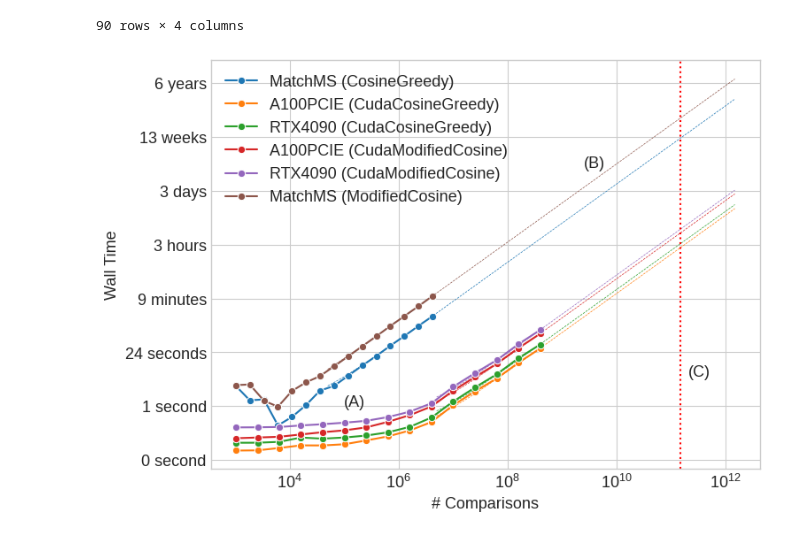
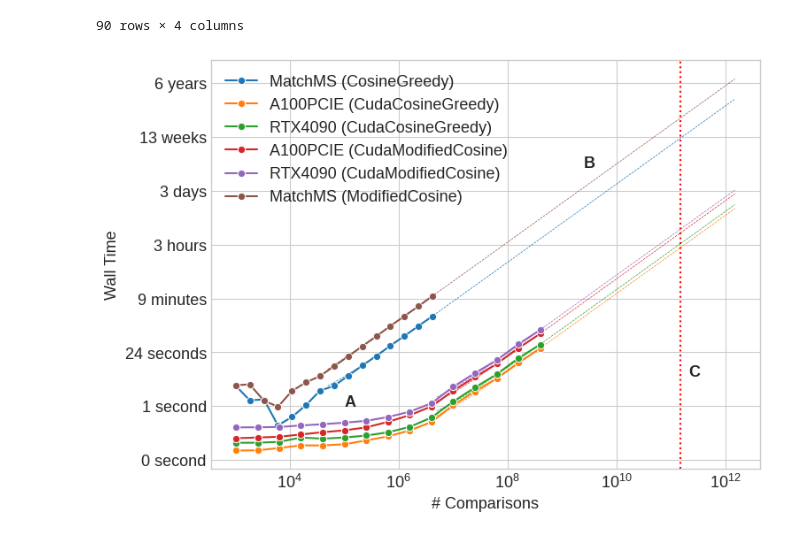
Before and after one commit to PangeAI/SimMS, a Jupyter notebook: notebooks/figures/make_figures.ipynb, the cells around one changed output. Cells and saved outputs as stored; diff of their text form; code cells hidden in the pictures.

```diff
--- a/notebooks/figures/make_figures.ipynb
+++ b/notebooks/figures/make_figures.ipynb
@@ -203,8 +203,9 @@ scores_cu_modified = CudaModifiedCosine(
 # %% [markdown]
 ### Direct comparison
 # %%
+# Takes a good minute or two
 fig, axs = plt.subplots(2, 2, figsize=(9, 9))
-labels = ["(A)", "(B)", "(C)", "(D)"]
+labels = ["A", "B", "C", "D"]
 plots_data = [
     (
         scores,
@@ -224,7 +225,6 @@ plots_data = [
     ),
 ]
 
-# Takes 30s or so...
 for i, (
     score,
     score_cu,
@@ -249,7 +249,7 @@ for i, (
     sns.scatterplot(
         x=simms_scores[is_correct],
         y=matchms_scores[is_correct],
-        alpha=0.1,
+        alpha=0.5,
         label=f"Correct {is_correct.mean()*100:.5f}%",
         ax=ax,
     )
@@ -273,7 +273,7 @@ for i, (
     ax.set_ylabel(ylabel_score)
     ax.set_ylim([0, None])
     ax.set_xlim([0, None])
-    ax.set_title(labels[i * 2])
+    ax.set_title(labels[i * 2], fontweight="bold")
 
     # Matches Plot
     ax = axs[row, col + 1]
@@ -289,7 +289,7 @@ for i, (
     sns.scatterplot(
         x=matchms_matches[is_correct],
         y=simms_matches[is_correct],
-        alpha=0.1,
+        alpha=0.5,
         label=f"Correct {is_correct.mean()*100:.5f}%",
         ax=ax,
     )
@@ -313,7 +313,7 @@ for i, (
     ax.set_ylabel(ylabel_matches)
     ax.set_ylim([0, None])
     ax.set_xlim([0, None])
-    ax.set_title(labels[i * 2 + 1])
+    ax.set_title(labels[i * 2 + 1], fontweight="bold")
 
 plt.tight_layout()
 plt.savefig("direct_acc.png")
@@ -595,6 +595,7 @@ df
 90 rows × 4 columns
 # %%
 # Fancy formatter for time...
+import io
 
 
 def time_formatter(v: float, p) -> str:
@@ -673,34 +674,34 @@ def plot_perf(axs: list[plt.Axes], df: pd.DataFrame = None):
         goal_num = 100_000 * 1_500_000
         perf_at_axvline.append(
             [label, goal_num / estimate_runtime.predict([[goal_num]]).item()]
         )
 
     # Our "target" is a real-world usecase we are facing, that we developed this kernel for.
     ax.axvline(
         goal_num,
         0,
         1,
         color="red",
         linestyle=":",
     )
-    ax.text(goal_num * 1.4, 6, f"(C)")
-    ax.text(goal_num // 60, 1_300_000, f"(B)")
-    ax.text(0.1e6, 1, f"(A)")
+    ax.text(goal_num * 1.4, 6, f"C", fontweight="bold")
+    ax.text(goal_num // 60, 1_300_000, f"B", fontweight="bold")
+    ax.text(0.1e6, 1, f"A", fontweight="bold")
     ax.set_xlabel("# Comparisons")
     ax.set_ylabel("Wall Time")
     ax.set_xscale("log")
     # ax.set_xticks(list(ax.get_xticks()) + [goal_num])
     ax.set_yscale("log", base=24)
 
     ax.yaxis.set_major_formatter(plt.FuncFormatter(time_formatter))
     ax.grid(True, "major", axis="y")
 
 
 fig, axs = plt.subplots(1, 1, figsize=(8, 6))
 
 plot_perf([axs], df=df)
 
 plt.savefig("perf.png", bbox_inches="tight", dpi=200)
 plt.show()
 # %% [output]
-[figure, old version]
+[figure, new version]
```
Also changed, not shown: parts of 4 cells of this notebook, 4 other files.
